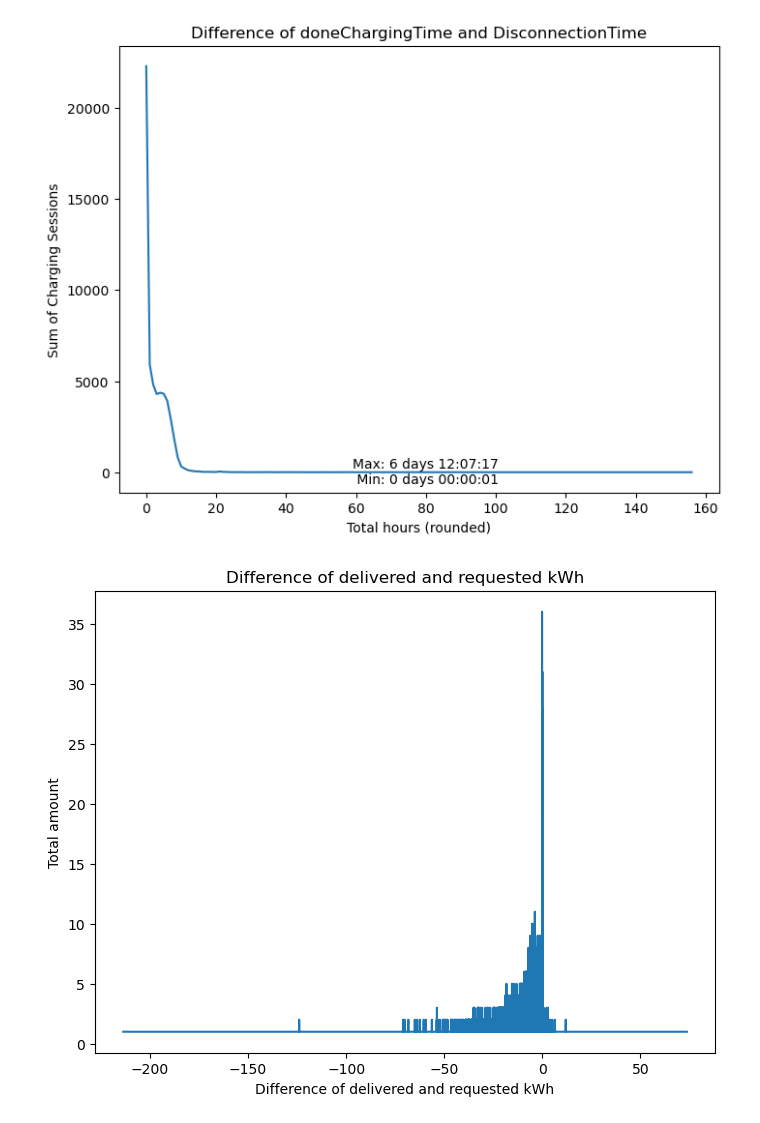
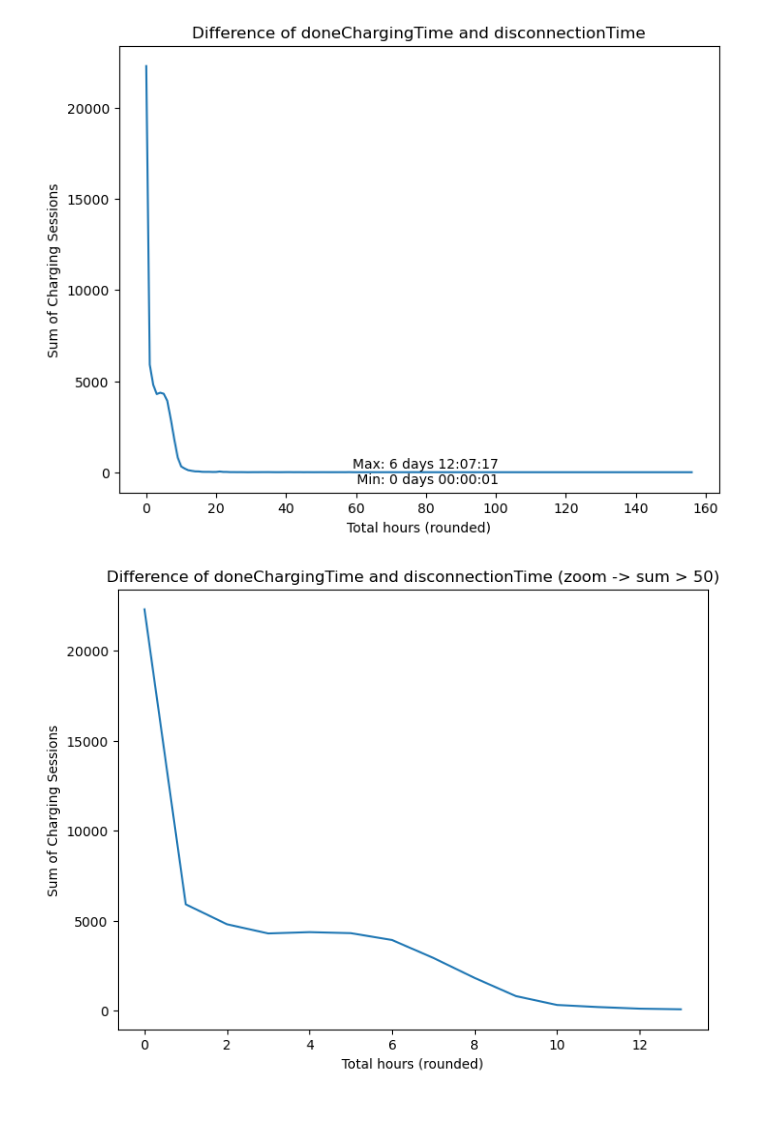
Before and after one commit to emitterl/AA-project-team-6, a Jupyter notebook: emmassandbox.ipynb, the cells around one changed output. Drawn from its saved outputs; the diff is of its cells as text; code cells hidden in the pictures.

```diff
--- a/emmassandbox.ipynb
+++ b/emmassandbox.ipynb
@@ -89,6 +89,7 @@ max = conDiffPos.max()
 min = conDiffPos.min()
 # Group by hour and count values
 diffCounts = conDiffPos.apply(lambda x : (x/np.timedelta64(1, 'h'))).astype(int).value_counts().sort_index()
+diffCountsZoom = diffCounts[diffCounts.values > 50]
 
 ## Plot
 plt.figure(figsize=(8, 6))
@@ -97,41 +98,49 @@ plt.plot(diffCounts.index, diffCounts.values)
 
 plt.xlabel('Total hours (rounded)')
 plt.ylabel('Sum of Charging Sessions')
-plt.title('Difference of doneChargingTime and DisconnectionTime')
-plt.text(80, 0.9, f'Max: {max}\n Min: {min}', horizontalalignment='center', verticalalignment='center')
+plt.title('Difference of doneChargingTime and disconnectionTime')
+plt.text(80, 0, f'Max: {max}\n Min: {min}', horizontalalignment='center', verticalalignment='center')
 plt.show()
 
+plt.figure(figsize=(8, 6))
+
+plt.plot(diffCountsZoom.index, diffCountsZoom.values)
+
+plt.xlabel('Total hours (rounded)')
+plt.ylabel('Sum of Charging Sessions')
+plt.title('Difference of doneChargingTime and disconnectionTime (zoom -> sum > 50)')
+plt.show()
 
 # KPI - recurring users
 
 dfUsers = df.loc[:, ('userID', 'connectionTime')]
 dfUsers['connectionTime'] = dfUsers['connectionTime'].dt.date
 # recurringUsers = dfUsers[dfUsers.groupby('userID').userID.transform(len) > 1]
 recurringUsers = dfUsers['userID'].value_counts().sort_values()
 
 
 # KPI - Difference of kWhRequested and kWhDelivered
 
 # Find rows with latest modified time per ID
 idx_max_values = user_inputs_df.groupby('id')['modifiedAt'].idxmax()
 # Filter dataframe with latest modified times per ID
 filtered_user_df = user_inputs_df.loc[idx_max_values]
 # Merge dataframe and filtered user dataframe
 merged_table = pd.merge(df.drop('userID', axis=1), filtered_user_df, on='id', how='inner')
 # Calculate difference of delivered and requested kWh per session
 merged_table['kwhDiff'] = merged_table['kWhDelivered'] - merged_table['kWhRequested']
 
 kwhDiffCounts = merged_table['kwhDiff'].value_counts().sort_index()
 
 ## Plot
 plt.figure(figsize=(8, 6))
 
 plt.plot(kwhDiffCounts.index, kwhDiffCounts.values)
 
 plt.xlabel('Difference of delivered and requested kWh')
 plt.ylabel('Total amount')
 plt.title('Difference of delivered and requested kWh')
 plt.show()
 # %% [output]
 [figure]
-[figure, old version]
+[figure, new version]
```
Also changed, not shown: parts of 1 cell of this notebook, 1 other file.
